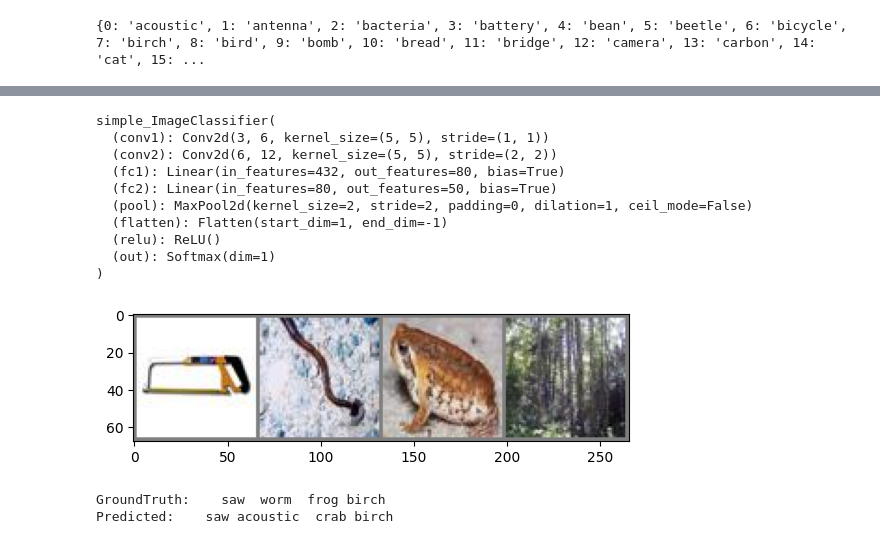
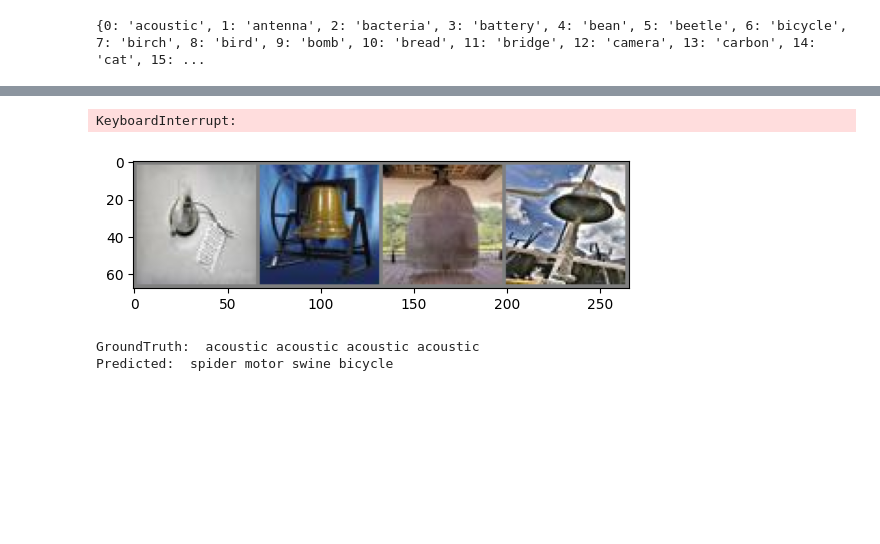
Before and after one commit to Kieru18/Neural-Network-Playground, a Jupyter notebook: image_classification/notebook.ipynb, the cells around one changed output, grey strips where cells are left out. Saved outputs shown, nothing was run; the diff lists cells and outputs as text; code cells hidden in the pictures; blank space fills up the shorter version.

Commit message:
Add final trained model

```diff
--- a/image_classification/notebook.ipynb
+++ b/image_classification/notebook.ipynb
@@ -121,39 +119,42 @@ class ImageClassifier(nn.Module):
     def __init__(self, num_classes=50):
         super(ImageClassifier, self).__init__()
         self.block1 = nn.Sequential(
-            nn.Conv2d(in_channels=3, out_channels=12, kernel_size=5, padding=0),
-            nn.BatchNorm2d(12),
+            nn.Conv2d(in_channels=3, out_channels=6, kernel_size=5, padding=0),
+          #  nn.BatchNorm2d(6),
             nn.ReLU(),
-            nn.Dropout(p=0.2),
+           nn.Dropout(p=0.05),
         )
         self.block2 = nn.Sequential(
-            nn.Conv2d(in_channels=12, out_channels=48, kernel_size=3, padding=0),
-            nn.BatchNorm2d(48),
+            nn.Conv2d(in_channels=6, out_channels=12, kernel_size=3, padding=0),
+          #  nn.BatchNorm2d(12),
             nn.ReLU(),
-            nn.Dropout(p=0.2),
+            nn.Dropout(p=0.05),
         )
         self.block3 = nn.Sequential(
-            nn.Conv2d(in_channels=48, out_channels=72, kernel_size=3, padding=0),
-            nn.BatchNorm2d(72),
+            nn.Conv2d(in_channels=12, out_channels=18, kernel_size=3, padding=0),
+        #    nn.BatchNorm2d(18),
             nn.ReLU(),
-            nn.Dropout(p=0.2),
+           nn.Dropout(p=0.1),
         )
 
-        self.linear = nn.Linear(72 * 2 * 2, num_classes)
+        self.fc1 = nn.Linear(18 * 13 * 13, 256)
+        self.fc2 = nn.Linear(256, num_classes)
 
         self.pool1 = nn.MaxPool2d(2, 2)
         self.pool2 = nn.MaxPool2d(2, 2)
-        self.pool3 = nn.AdaptiveAvgPool2d((2,2))
+        self.pool3 = nn.MaxPool2d(2, 2)
+        # self.pool3 = nn.AdaptiveAvgPool2d((4,4))
         self.flatten = nn.Flatten()
-        self.relu = F.relu()
+        self.relu = nn.ReLU()
 
 
     def forward(self, x):
-        x = self.pool1(self.block1(x))
+        x = self.block1(x)
         x = self.pool2(self.block2(x))
-        x = self.pool3(self.block2(x))
+        x = self.pool3(self.block3(x))
         x = self.flatten(x)
-        x = self.linear(x)
+        x = self.relu(self.fc1(x))
+        x = self.fc2(x)
         return x
 # %%
 class simple_ImageClassifier(nn.Module):
@@ -177,25 +178,14 @@ class simple_ImageClassifier(nn.Module):
         x = self.fc2(x)
         return x
 # %%
-model = simple_ImageClassifier().to(device)
+model = ImageClassifier().to(device)
+# checkpoint = torch.load('models/ccnn_complex_no_batch_adapt_avg_6e.pth')
+# model.load_state_dict(checkpoint)
+
 criterion = nn.CrossEntropyLoss()
 optimizer = optim.Adam(model.parameters(), lr=0.001)
-# scheduler =
 
-epochs = 15
-
-model
+epochs = 100
-# %% [output]
-simple_ImageClassifier(
-  (conv1): Conv2d(3, 6, kernel_size=(5, 5), stride=(1, 1))
-  (conv2): Conv2d(6, 12, kernel_size=(5, 5), stride=(2, 2))
-  (fc1): Linear(in_features=432, out_features=80, bias=True)
-  (fc2): Linear(in_features=80, out_features=50, bias=True)
-  (pool): MaxPool2d(kernel_size=2, stride=2, padding=0, dilation=1, ceil_mode=False)
-  (flatten): Flatten(start_dim=1, end_dim=-1)
-  (relu): ReLU()
-  (out): Softmax(dim=1)
-)
 # %%
 for epoch in range(epochs):  # loop over the dataset multiple times
 
@@ -219,27 +209,30 @@ for epoch in range(epochs):  # loop over the dataset multiple times
 
     print(f"{epoch+1}/{epochs}] loss: {running_loss / 2000:.3f}")
     running_loss = 0.0
+    if epoch == 1 or epoch == 20 or epoch == 30 or epoch ==40 or epoch == 50 or epoch == 60 or epoch == 70 or epoch == 80 or epoch == 90:
+        torch.save(model.state_dict(), f'./models/cnn_final_e{epoch}.pth')
 
-
-torch.save(model.state_dict(), './models/cnn_Simple_1.pth')
+torch.save(model.state_dict(), f'./models/cnn_final.pth')
 print('Finished Training')
+# %% [output]
+KeyboardInterrupt:
 # %%
 # Test dla 4 przykładowych obrazków
 
-images, labels = next(iter(train_loader))
+images, labels = next(iter(test_loader))
 images = images[:4]
 
 # print images
 imshow(torchvision.utils.make_grid(images))
 outputs = model(images.to(device))
 
 _, predicted = torch.max(outputs, 1)
 
 print('GroundTruth: ', ' '.join('%5s' % classes[labels[j].item()] for j in range(4)))
 print('Predicted: ', ' '.join('%5s' % classes[predicted[j].item()]
                               for j in range(4)))
 # %% [output]
-[figure, old version]
+[figure, new version]
-GroundTruth:    saw  worm  frog birch
-Predicted:    saw acoustic  crab birch
+GroundTruth:  acoustic acoustic acoustic acoustic
+Predicted:  spider motor swine bicycle
 # %%
```
Also changed, not shown: parts of 4 cells of this notebook, 11 other files.
